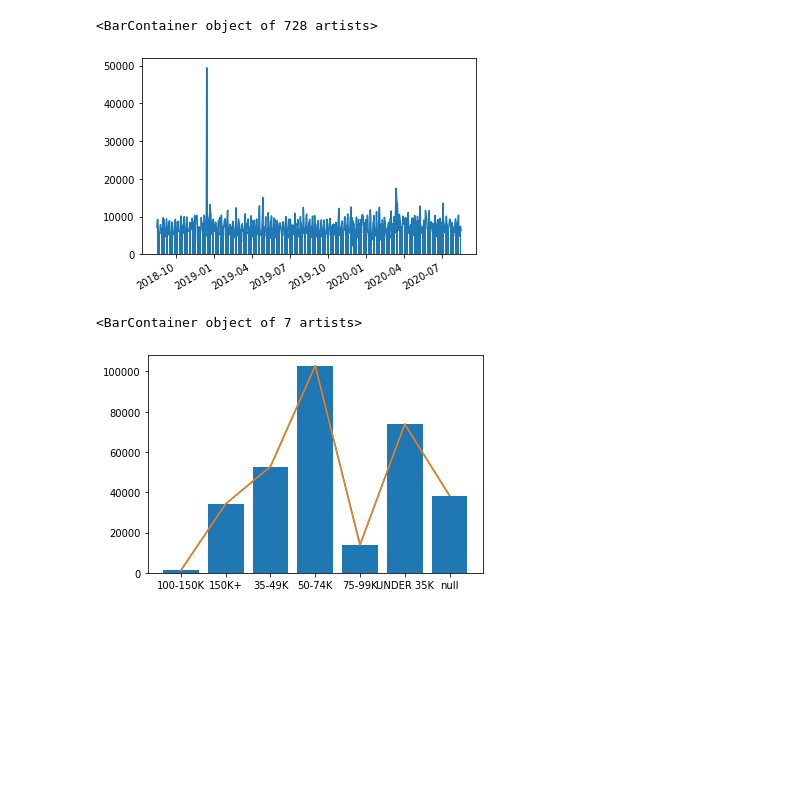
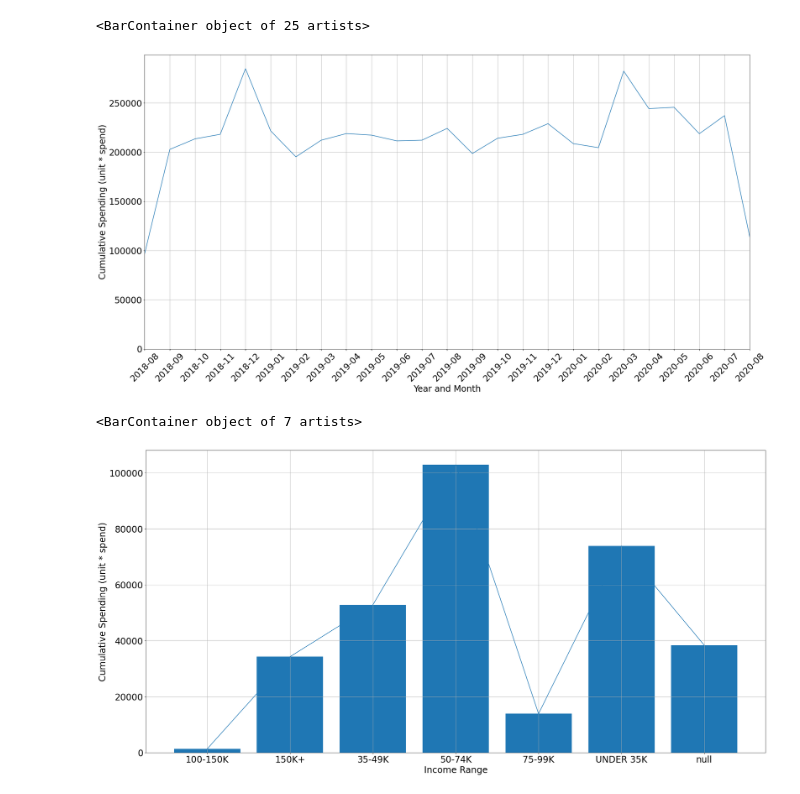
Before and after one commit to GaganNanu/retail-data-app, a Jupyter notebook: analysis.ipynb, the cells around one changed output. Cells and saved outputs as stored; diff of their text form; code cells hidden in the pictures; blank space fills up the shorter version.

```diff
--- a/analysis.ipynb
+++ b/analysis.ipynb
@@ -17,22 +17,41 @@ joined = joined[['HSHD_NUM', 'L', 'AGE_RANGE', 'MARITAL', 'INCOME_RANGE', 'HOMEO
 joined = joined.apply(lambda x: x.str.strip() if x.dtype == "object" else x)
 # %%
 joined['CUMSPEND'] = joined.apply(lambda row: row['SPEND']*row['UNITS'], axis=1)
+joined['PURCHASE_'] = pd.to_datetime(joined['PURCHASE_'])
+joined.columns = joined.columns.str.strip()
 # %%
-spends = joined.groupby('PURCHASE_')['CUMSPEND'].sum().tolist()
-dates = pd.date_range(start="2018-08-17", end='2020-08-15', periods=728)
+spends = joined.groupby(joined.PURCHASE_.dt.to_period('M'))['CUMSPEND']
+xlabels = spends.groups.keys()
+spends = spends.sum().tolist()
+dates = pd.date_range(start="2018-08", end='2020-08', periods=25)
 ts = pd.Series(spends, index=dates)
 # ts = ts.cumsum()
-ts.plot().bar(dates, spends)
+ax = ts.plot(figsize=(30,15), grid=True)
+ax.set_xlabel("Year and Month", fontsize=24)
+ax.set_ylabel("Cumulative Spending (unit * spend)", fontsize=24)
+plt.xticks(rotation=45,ticks = dates, labels = xlabels, fontsize=24)
+plt.yticks(fontsize=24)
+ax.bar(dates, spends)
+
+# spends = joined.groupby(joined.PURCHASE_)['CUMSPEND'].sum().tolist()
+# dates = pd.date_range(start="2018-08-17", end='2020-08-15', periods=728)
+# ts = pd.Series(spends, index=dates)
+# # ts = ts.cumsum()
+# ts.plot().bar(dates, spends)
 # %% [output]
-<BarContainer object of 728 artists>
+<BarContainer object of 25 artists>
-[figure, old version]
+[figure, new version]
 # %%
 grouped = joined.groupby('INCOME_RANGE')['CUMSPEND']
 spends = grouped.sum().tolist()
 dates = grouped.groups.keys()
 ts = pd.Series(spends, index=dates)
-ts.plot()
-ts.plot().bar(dates, spends)
+plt.xlabel("Income Range", fontsize=24)
+plt.ylabel("Cumulative Spending (unit * spend)", fontsize=24)
+plt.xticks(fontsize=24)
+plt.yticks(fontsize=24)
+# ts.plot()
+ts.plot(figsize=(30,15), grid=True).bar(dates, spends)
 # %% [output]
 <BarContainer object of 7 artists>
-[figure, old version]
+[figure, new version]
```
Also changed, not shown: parts of 7 cells of this notebook, 28 other files.
